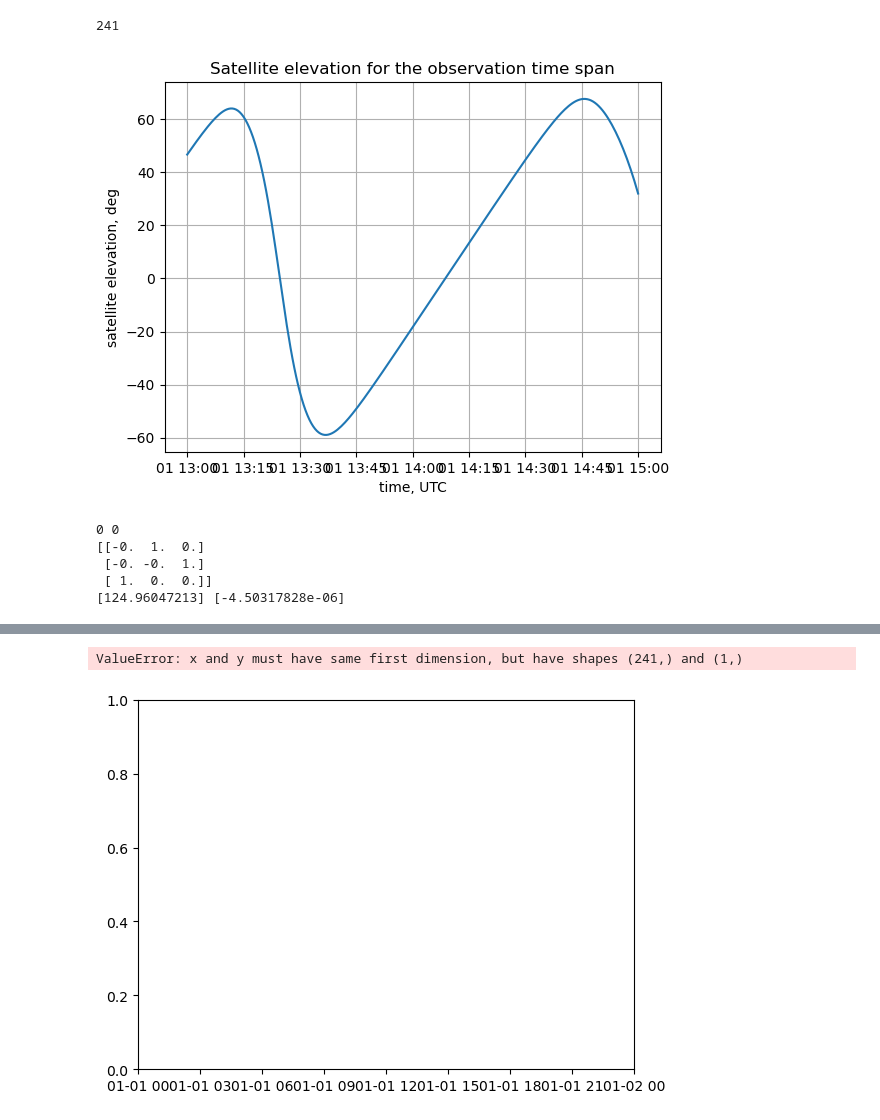
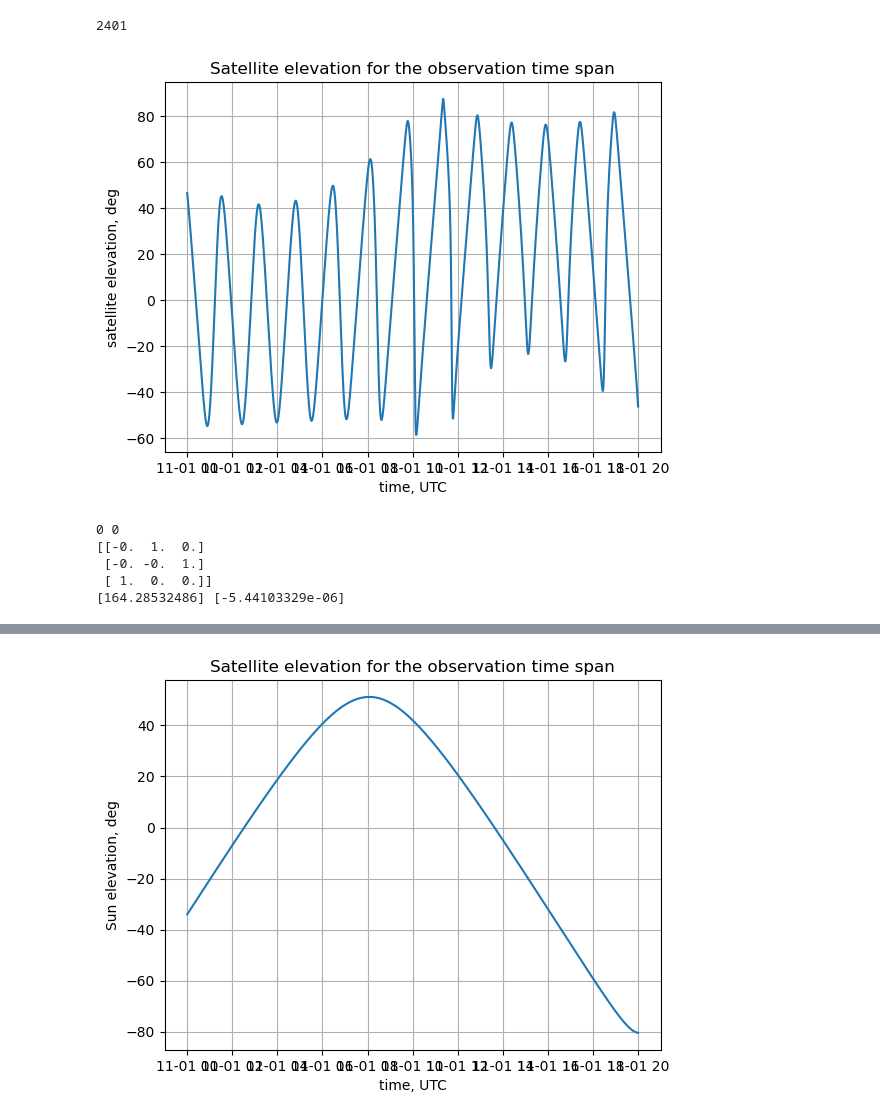
Before and after one commit to ShamilBiktimirov/astro-basics, a Jupyter notebook: python/Pointing routine.ipynb, the cells around one changed output, grey strips where cells are left out. Saved outputs shown, nothing was run; the diff lists cells and outputs as text; code cells hidden in the pictures.

Commit message:
edit sun elevation

```diff
--- a/python/Pointing routine.ipynb
+++ b/python/Pointing routine.ipynb
@@ -65,8 +63,8 @@ import pandas as pd
 # Datetime is given in UTC format
 # Abu Dhabi time zone is UTC+4
 
-start_date = "2024-11-01 13:00:00" # given in UTC
-end_date = "2024-11-01 15:00:00"   # given in UTC
+start_date = "2024-11-01 00:00:00" # given in UTC
+end_date = "2024-11-01 20:00:00"   # given in UTC
 
 # Generates a range of datetimes with certain time step
 t_span = pd.date_range(start=start_date, end=end_date, freq='30s')
@@ -216,8 +214,8 @@ ax.grid()
 fig.savefig("satellite elevation.png")
 plt.show()
 # %% [output]
-241
+2401
-[figure, old version]
+[figure, new version]
 # %%
 import numpy as np
 from calc_local_bases_axes import *
@@ -247,7 +245,7 @@ print(az * 180 / np.pi, decl * 180 / np.pi)
 [[-0.  1.  0.]
  [-0. -0.  1.]
  [ 1.  0.  0.]]
-[124.96047213] [-4.50317828e-06]
+[164.28532486] [-5.44103329e-06]
 # %%
 # define sun elevation angle with respect to observation point
 from skyfield.api import load, Topos
@@ -257,7 +255,7 @@ eph = load('de421.bsp')  # DE421 ephemeris, can be downloaded by Skyfield if not
 earth, sun = eph['earth'], eph['sun']
 
 # Compute Sun's position relative to Earth
-sunElevationArray =  []
+sunElevationArray_deg =  []
 for jdIndx, jd in enumerate(julian_dates):
     astrometric = earth.at(ts.tt_jd(jd)).observe(sun)
     distance, sun_vector = astrometric.distance().km, astrometric.position.km  # Get position vector in km
@@ -266,18 +264,20 @@ for jdIndx, jd in enumerate(julian_dates):
 
     sunElevation = np.pi / 2 - np.arccos(np.dot(eObs, eSun))
 
-    sunElevationArray_deg = np.concatenate((sunElevationArray, np.array(sunElevation * 180 / np.pi).reshape(1)), axis=0)
-# Display results
-#print("Sun's Position Vector (km):", sun_vector)
+    sunElevationArray_deg = np.concatenate((sunElevationArray_deg, np.array(sunElevation * 180 / np.pi).reshape(1)), axis=0)
 
-print(t_span)
+
+
+print(sunElevationArray_deg)
+
+
 fig, ax = plt.subplots()
 ax.plot(t_span, np.transpose(sunElevationArray_deg))
 
-ax.set(xlabel='time, UTC', ylabel='satellite elevation, deg',
-       title='Satellite elevation for the observation time span')
+ax.set(xlabel='time, UTC', ylabel='Sun elevation, deg',
+       title='sun elevation for the observation time span')
 ax.grid()
 
-fig.savefig("satellite elevation.png")
+fig.savefig("sun elevation.png")
 plt.show()
 # %% [output]
@@ -296,2 +286 @@ DatetimeIndex(['2024-11-01 13:00:00', '2024-11-01 13:00:30',
-ValueError: x and y must have same first dimension, but have shapes (241,) and (1,)
-[figure, old version]
+[figure, new version]
```
Also changed, not shown: parts of 4 cells of this notebook, 1 other file.
